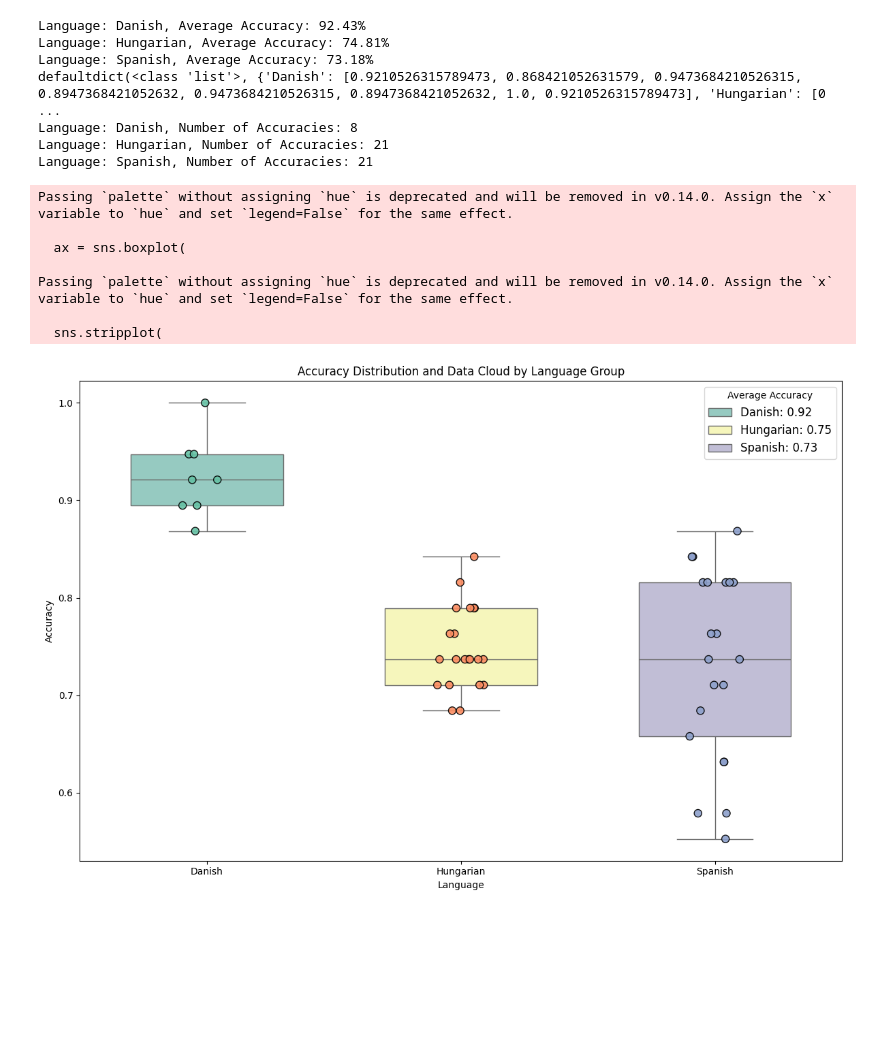
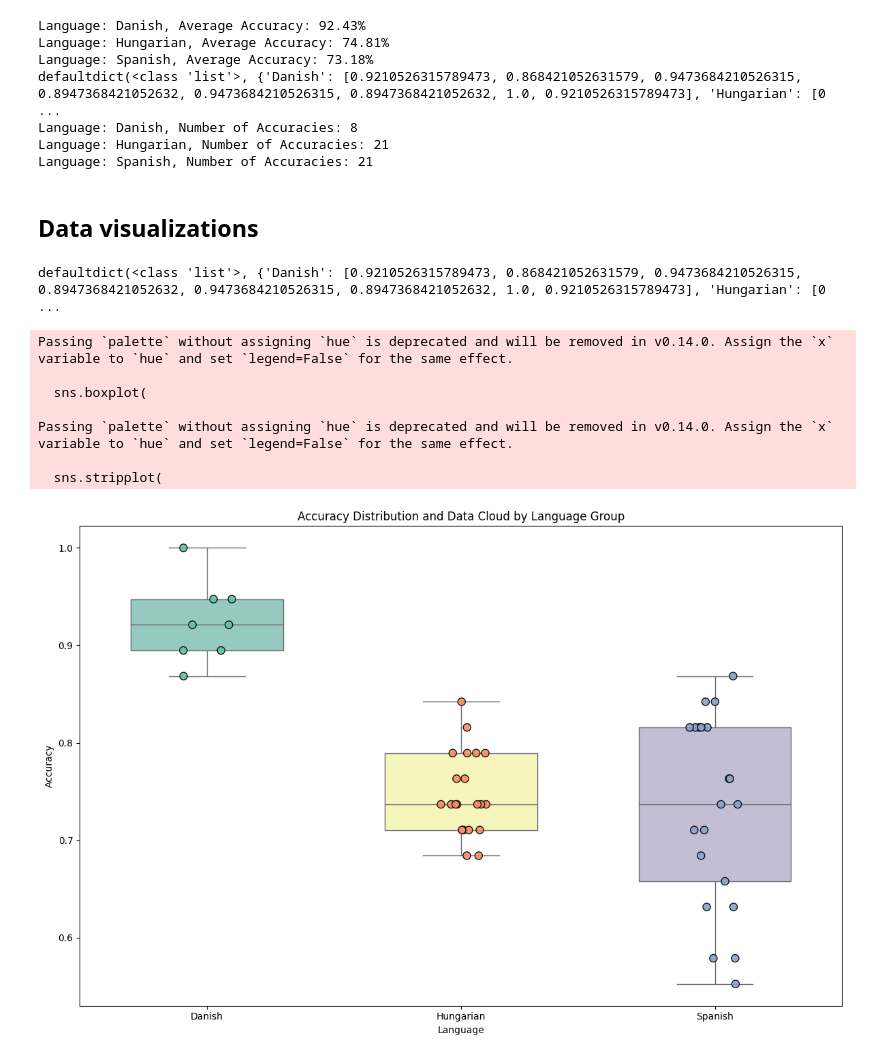
Before and after one commit to GyongyosiMark/ECS-experiment, a Jupyter notebook: data_processing.ipynb, the cells around one changed output. Drawn from its saved outputs; the diff is of its cells as text; code cells hidden in the pictures; blank space fills up the shorter version.

```diff
--- a/data_processing.ipynb
+++ b/data_processing.ipynb
@@ -70,10 +70,10 @@ pairs_phonemes = {
     ('før', 'fær'): phonemes['æ']
 }
 
-print(f"Total pairs: {len(pairs_phonemes)}")
+# print(f"Total pairs: {len(pairs_phonemes)}")
 
-for pair, p in pairs_phonemes.items():
-    print(f"{pair} : {p}")
+# for pair, p in pairs_phonemes.items():
+#     print(f"{pair} : {p}")
 
 print(pairs_phonemes[("løg", "ly")])
 # %% [output]
@@ -221,6 +210,8 @@ defaultdict(<class 'list'>, {'Danish': [0.9210526315789473, 0.868421052631579, 0
 Language: Danish, Number of Accuracies: 8
 Language: Hungarian, Number of Accuracies: 21
 Language: Spanish, Number of Accuracies: 21
+# %% [markdown]
+## Data visualizations
 # %%
 from collections import defaultdict
 import matplotlib.pyplot as plt
@@ -237,6 +228,9 @@ for participant in participants:
     accuracy = calculate_participant_accuracy(participant)
     language_accuracies[participant.language].append(accuracy)
 
+# If this works correctly, print the dictionary to check the structure
+print(language_accuracies)
+
 # Prepare the data for plotting
 data = {
     "Language": [],
@@ -251,61 +245,43 @@ for language, accuracies in language_accuracies.items():
 # Convert to DataFrame
 df = pd.DataFrame(data)
 
-# Create the figure and axis for the plot
+# Create a boxplot
 plt.figure(figsize=(12, 8))
-
-# Create the boxplot
-ax = sns.boxplot(
+sns.boxplot(
     x="Language",
     y="Accuracy",
     data=df,
     palette="Set3",
     showfliers=False,
     width=0.6,  # Make boxplots slightly narrower to enhance distinction
 )
 
 # Overlay the data cloud with a stripplot
 sns.stripplot(
     x="Language",
     y="Accuracy",
     data=df,
     jitter=True,
     size=8,  # Increase dot size
     alpha=0.9,  # Make dots less transparent
     palette="Set2",
     edgecolor="black",  # Add a black edge for better visibility
     linewidth=1,  # Slightly thicker edges
 )
 
-# Calculate average accuracies for each language
-avg_accuracies = {
-    language: sum(accuracies) / len(accuracies)
-    for language, accuracies in language_accuracies.items()
-}
-
-# Create a list of labels for the legend
-legend_labels = [
-    f"{language}: {avg_accuracy:.2f}"
-    for language, avg_accuracy in avg_accuracies.items()
-]
-
-# Create a custom legend
-plt.legend(legend_labels, title="Average Accuracy", loc="upper right", fontsize=12)
-
-# Customize the plot appearance
+# Customize the plot
 plt.title("Accuracy Distribution and Data Cloud by Language Group")
 plt.xlabel("Language")
 plt.ylabel("Accuracy")
 plt.tight_layout()
-
-# Show the plot
 plt.show()
 # %% [output]
-Passing `palette` without assigning `hue` is deprecated and will be removed in v0.14.0. Assign the `x` variable to `hue` and set `legend=False` for the same effect.
-
-  ax = sns.boxplot(
-
-Passing `palette` without assigning `hue` is deprecated and will be removed in v0.14.0. Assign the `x` variable to `hue` and set `legend=False` for the same effect.
-
-  sns.stripplot(
+defaultdict(<class 'list'>, {'Danish': [0.9210526315789473, 0.868421052631579, 0.9473684210526315, 0.8947368421052632, 0.9473684210526315, 0.8947368421052632, 1.0, 0.9210526315789473], 'Hungarian': [0 ...
+Passing `palette` without assigning `hue` is deprecated and will be removed in v0.14.0. Assign the `x` variable to `hue` and set `legend=False` for the same effect.
+
+  sns.boxplot(
+
+Passing `palette` without assigning `hue` is deprecated and will be removed in v0.14.0. Assign the `x` variable to `hue` and set `legend=False` for the same effect.
+
+  sns.stripplot(
-[figure, old version]
+[figure, new version]
```
Also changed, not shown: parts of 14 cells of this notebook.
